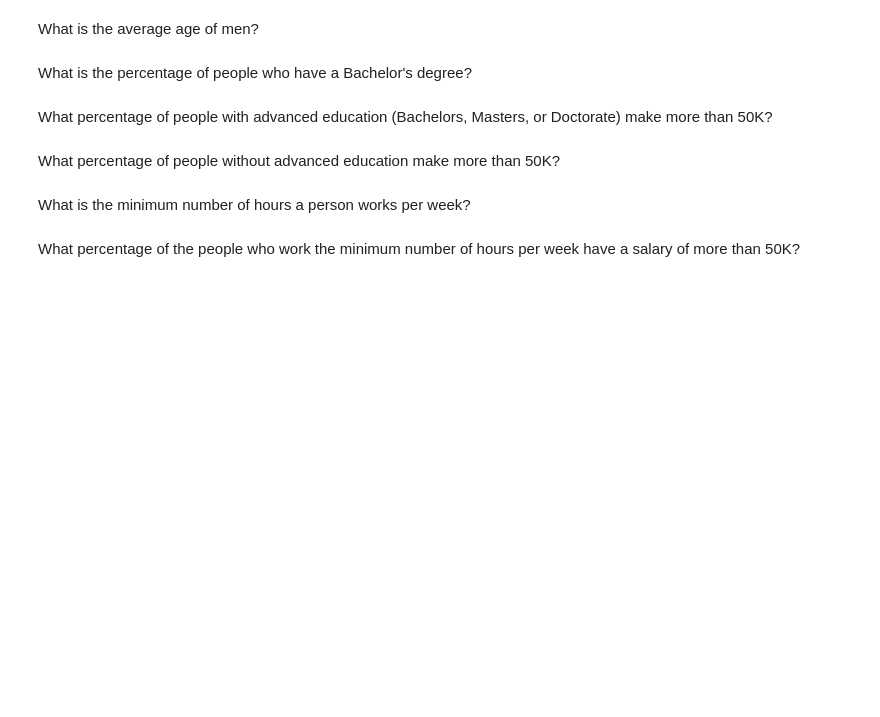
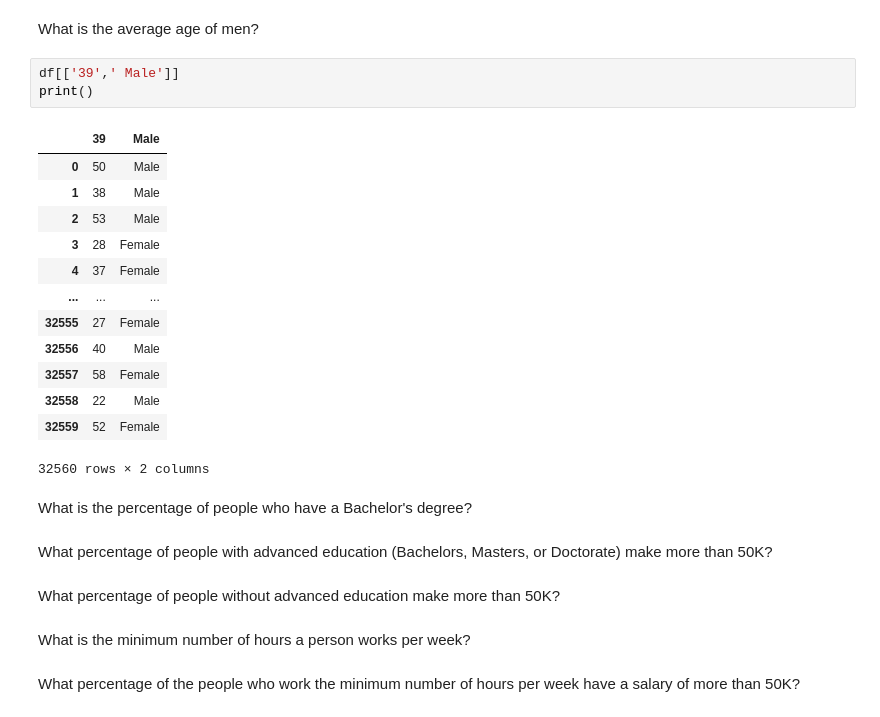
Before and after one commit to WillNRL/Demographic-Data-Analyzer, a Jupyter notebook: Demographic_Data_Analyzer.ipynb, the cells around one changed output. Drawn from its saved outputs; the diff is of its cells as text; blank space fills up the shorter version.

```diff
--- a/Demographic_Data_Analyzer.ipynb
+++ b/Demographic_Data_Analyzer.ipynb
@@ -20,5 +49,22 @@ How many people of each race are represented in this dataset? This should be a P
 # %% [markdown]
 What is the average age of men?
+# %%
+df[['39',' Male']]
+print()
+# %% [output]
+|  | 39 | Male |
+| 0 | 50 | Male |
+| 1 | 38 | Male |
+| 2 | 53 | Male |
+| 3 | 28 | Female |
+| 4 | 37 | Female |
+| ... | ... | ... |
+| 32555 | 27 | Female |
+| 32556 | 40 | Male |
+| 32557 | 58 | Female |
+| 32558 | 22 | Male |
+| 32559 | 52 | Female |
+32560 rows × 2 columns
 # %% [markdown]
 What is the percentage of people who have a Bachelor's degree?
 # %% [markdown]
```
Also changed, not shown: parts of 4 cells of this notebook.
